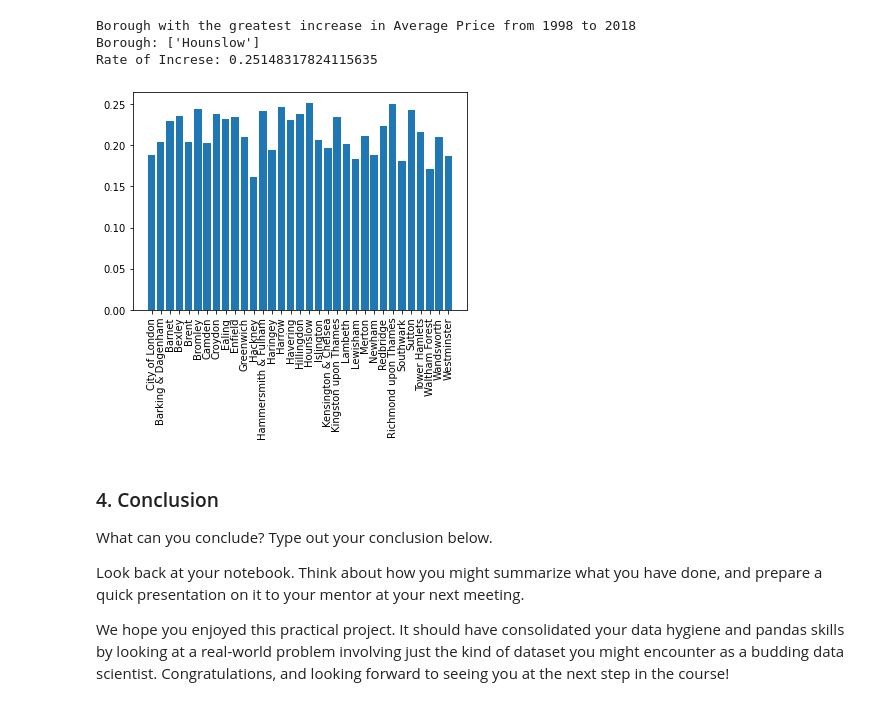
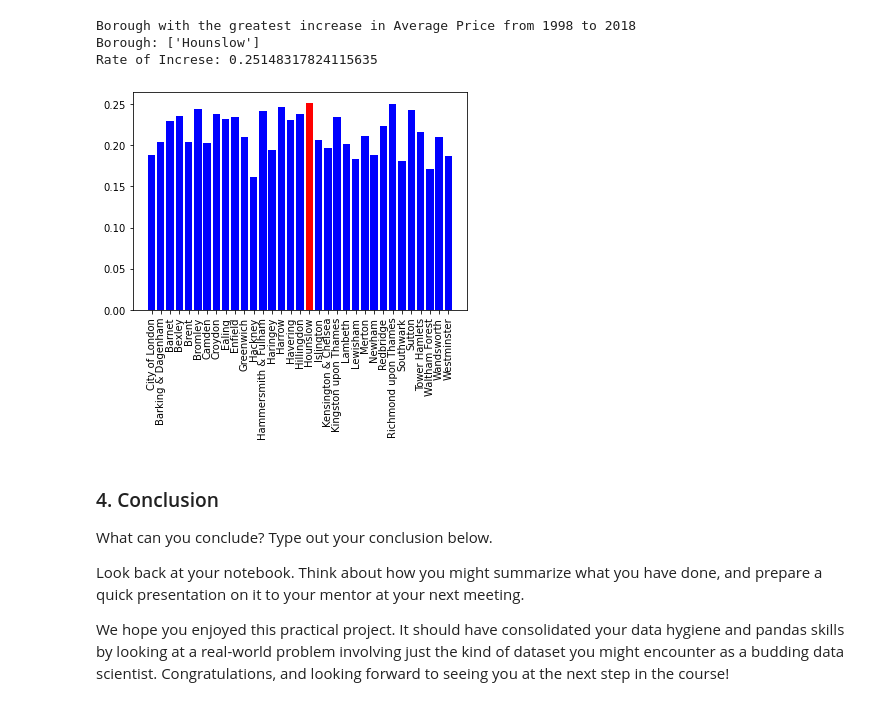
Before and after one commit to Kevin-Kwasnik/master-datasc, a Jupyter notebook: course-materials/12.3-casestudy/Unit 4 Challenge - Tier 3.ipynb, the cells around one changed output. Drawn from its saved outputs; the diff is of its cells as text; code cells hidden in the pictures.

```diff
--- a/course-materials/12.3-casestudy/Unit 4 Challenge - Tier 3.ipynb
+++ b/course-materials/12.3-casestudy/Unit 4 Challenge - Tier 3.ipynb
@@ -298,13 +296,20 @@ print(f'Borough: {boro_list[np.where(ratios == max(ratios))]} \nRate of Increse:
 Borough with the greatest increase in Average Price from 1998 to 2018
 Borough: ['Hounslow']
 Rate of Increse: 0.25148317824115635
+# %%
+c = []
+for x in boro_list:
+    if x == "Hounslow":
+        c.append('red')
+    else:
+        c.append('blue')
 # %%
-plt.bar(boro_list, ratios)
+%matplotlib inline
+plt.bar(boro_list, ratios, color = c)
 plt.xticks(rotation = 90)
-
 plt.show()
 # %% [output]
-[figure, old version]
+[figure, new version]
 # %% [markdown]
 ### 4. Conclusion
 What can you conclude? Type out your conclusion below.
```
Also changed, not shown: parts of 3 cells of this notebook.
